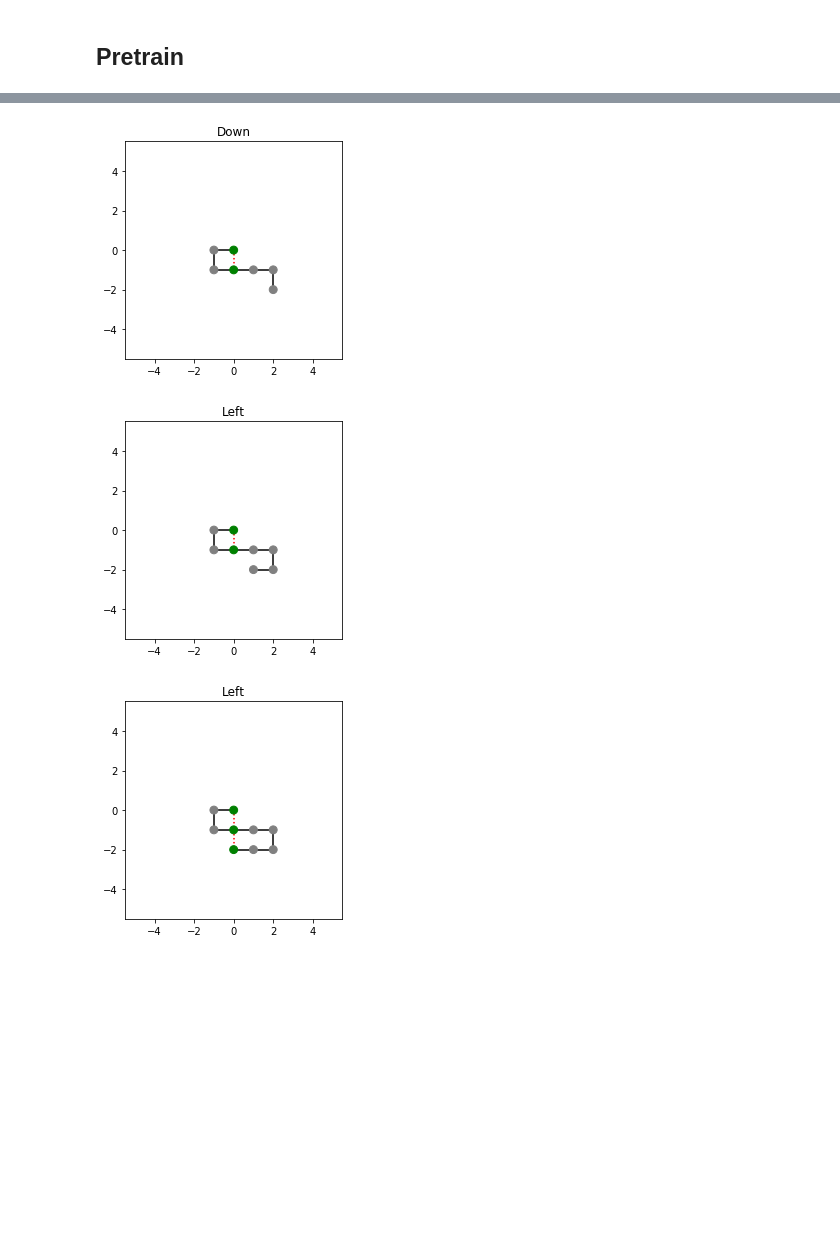
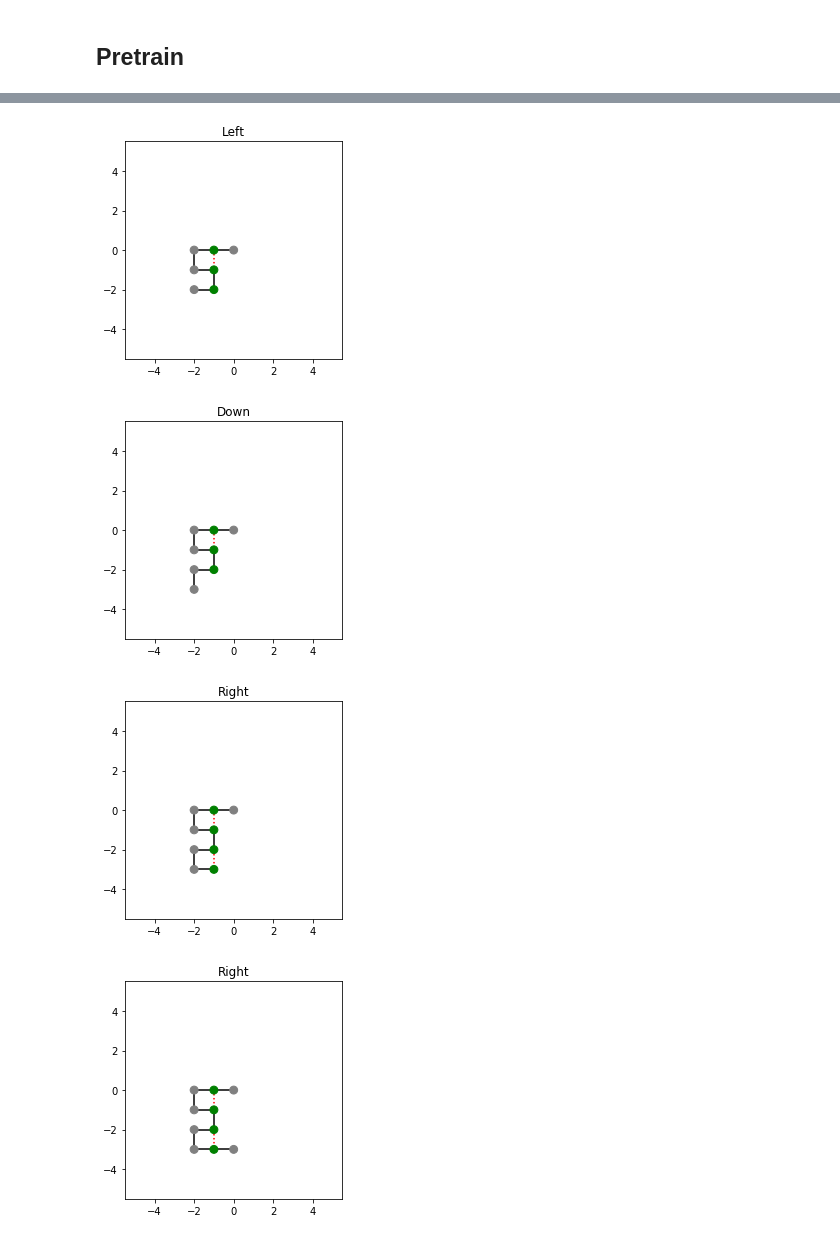
Before and after one commit to hyu1729/HP-Protein-Folding, a Jupyter notebook: Protein Folding AlphaGo Zero.ipynb, the cells around one changed output, grey strips where cells are left out. Drawn from its saved outputs; the diff is of its cells as text; code cells hidden in the pictures; blank space fills up the shorter version.

```diff
--- a/Protein Folding AlphaGo Zero.ipynb
+++ b/Protein Folding AlphaGo Zero.ipynb
@@ -62,3 +62,6 @@ if USE_CUDA:
 test_model = DualRes(10, 4, USE_CUDA, blocks_sizes = [128], deepths = [2])
 if USE_CUDA:
     test_model = test_model.cuda()
+
+# Load pretrained params
+test_model.load_state_dict(torch.load('test_model_pretrained.pt'))
@@ -96,7 +101,7 @@ def hard_update(q_network, target_q_network):
 # %%
 file = open('seqs.txt', 'r')
 seq_list = file.readlines()
-max_length = 15
+max_length = 5
 # Get sequences with length <= max_length
 seqs = [s for s in seq_list if len(s) <= max_length + 1]
 test_seqs = random.sample(seqs, len(seqs) // 10)
@@ -137,7 +144,8 @@ plt.plot(losses)
 # %%
 # Test pretrained model
 
-seq = "HPPHPPPPH"
+seq = random.sample(seqs, 1)[0][:-1]
+print(seq)
 env = HP2D(seq, (10,11,11))
 tenv = Lattice2DLinearEnv(seq)
 tstate = tenv.reset()
@@ -160,3 +170,4 @@ print(env.calc_score(state))
-[figure, old version]
+[figure, new version]
-[figure, old version]
+[figure, new version]
-[figure, old version]
+[figure, new version]
+[figure, added]
```
Also changed, not shown: parts of 18 cells of this notebook, 1 other file.
